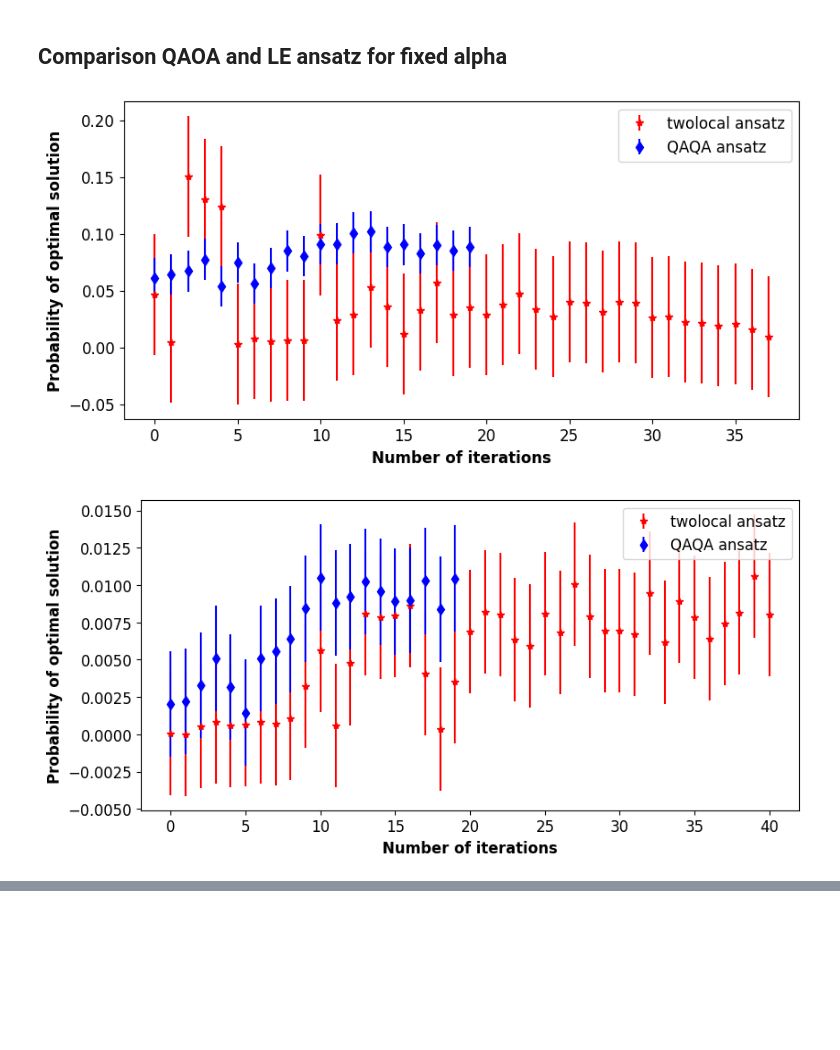
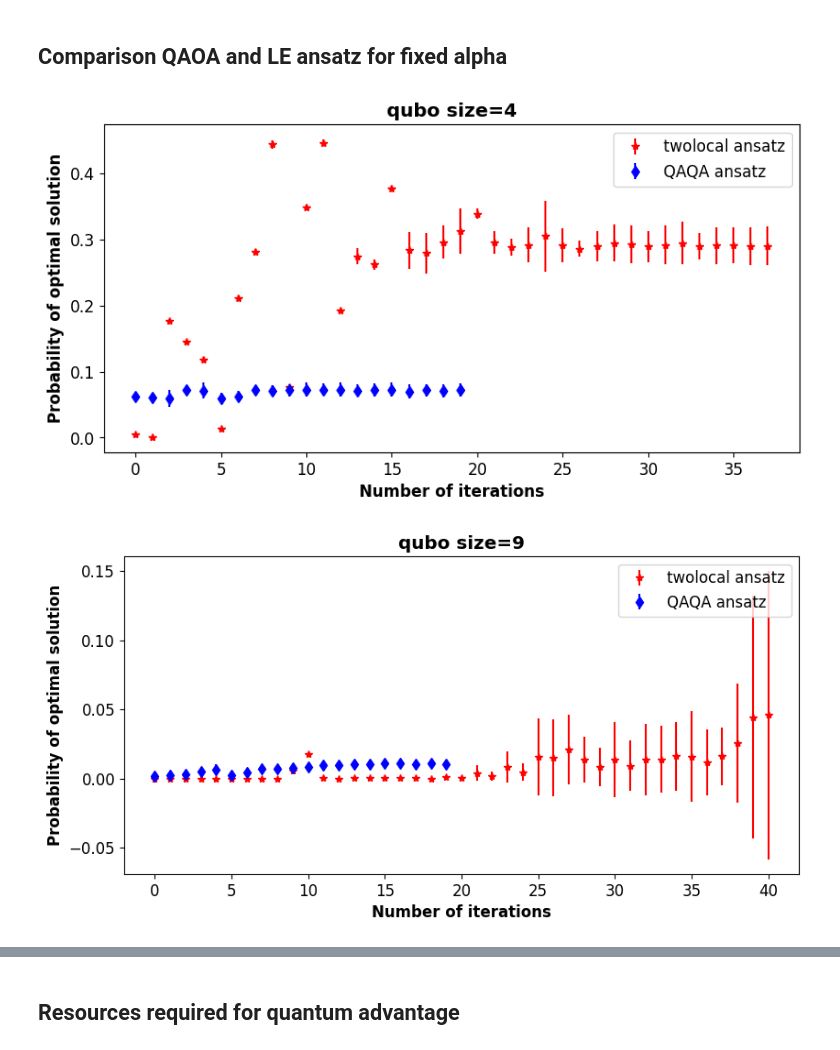
Before and after one commit to unitaryfund/aquapointer, a Jupyter notebook: notebooks/solve_qubo_demo.ipynb, the cells around one changed output, grey strips where cells are left out. Drawn from its saved outputs; the diff is of its cells as text; code cells hidden in the pictures; blank space fills up the shorter version.

Commit message:
there was a bug in computing the error bars, these are now fixed. Also added tables for resources.

```diff
--- a/notebooks/solve_qubo_demo.ipynb
+++ b/notebooks/solve_qubo_demo.ipynb
@@ -203,13 +203,13 @@ optimal_solutions
  ('0000010100000', -0.05195638819992217),
  ('00010000', -0.02404680978135616)]
 # %%
-np.random.seed(0)
+np.random.seed(1)
 import time
 
 # now we solve all the qubo's and output optimal bitstrings of for each slice using QAOA and twolocal ansatz
-alphas = [1.0, 0.75, 0.5, 0.25, 0.1]
+alphas = [1.0, 0.75, 0.5, 0.25]
 maxiter = 20
-num_mc = 5
+num_mc = 10
 
 res_qaoa_slices_peralpha = []
 res_linear_slices_peralpha = []
@@ -226,13 +226,13 @@ for alpha in alphas:
         opt_sol = optimal_solutions[i]
         res_qaoa = []
         res_linear = []
-        print(f"slice {i}")
+        # print(f"slice {i}")
         i+=1
 
         # define the ansatzes
         qaoa_ansatz = QAOAAnsatz(ising_ham, reps=1)
-        beta  = [0.7977]#, 0.7905, 0.5657]#, 0.4189]#, 0.3575, 0.3279, 0.2785, 0.1911, 0.1384, 0.0885]
-        gamma = [0.0765]#, 0.1634, 0.3662]#, 0.5890]#, 0.7046, 0.7594, 0.8345, 0.9352, 0.9529, 0.9976]
+        beta  = [0.7977]#, 0.7905]#, 0.5657]#, 0.4189]#, 0.3575, 0.3279, 0.2785, 0.1911, 0.1384, 0.0885]
+        gamma = [0.0765]#, 0.1634]#, 0.3662]#, 0.5890]#, 0.7046, 0.7594, 0.8345, 0.9352, 0.9529, 0.9976]
         params_qaoa = np.array(beta+gamma)
 
         # TwoLocal ansatz circuit
@@ -248,7 +248,7 @@ for alpha in alphas:
         histories_qaoa = []
         histories_linear = []
 
-        start=time.time()
+        # start=time.time()
         vqe_qaoa = VQE(qubo=qubo, ansatz=qaoa_ansatz, ising_ham=ising_ham, sampler=sampler, params=params_qaoa)
         for _ in range(num_mc):
             vqe_qaoa.params = params_qaoa
@@ -256,10 +256,10 @@ for alpha in alphas:
 
             res = run_optimization_prob_opt_sol(vqe_qaoa, [alpha], maxiter=maxiter_qaoa)
             histories_qaoa.append(vqe_qaoa.history)
-        end=time.time()
-        print(f'time elapsed for QAOA: {end-start}')
+        # end=time.time()
+        # print(f'time elapsed for QAOA: {end-start}')
 
-        start=time.time()
+        # start=time.time()
         vqe_linear = VQE(qubo=qubo, ansatz=twolocal_ansatz, ising_ham=ising_ham, sampler=sampler, params=params_linear)
         for _ in range(num_mc):
             vqe_linear.params = params_linear
@@ -267,8 +267,8 @@ for alpha in alphas:
 
             res = run_optimization_prob_opt_sol(vqe_linear, [alpha], maxiter=maxiter_linear)
             histories_linear.append(vqe_linear.history)
-        end=time.time()
-        print(f'time elapsed for LE: {end-start}')
+        # end=time.time()
+        # print(f'time elapsed for LE: {end-start}')
 
         res_qaoa_slices.append(histories_qaoa)
         res_linear_slices.append(histories_linear)
@@ -336,11 +323,11 @@ for slice in range(6):
     plt.figure()
     for i in range(len(alphas)):
         number_of_iterations_qaoa = list(range(len(prob_opt_sol_qaoa_peralpha[i][slice][0])))
-        errorbar_qaoa = np.std(prob_opt_sol_qaoa_peralpha[i][slice])
+        errorbar_qaoa = np.std(prob_opt_sol_qaoa_peralpha[i][slice], axis=0)
         plt.errorbar(number_of_iterations_qaoa, np.mean(prob_opt_sol_qaoa_peralpha[i][slice], axis=0), yerr=errorbar_qaoa, fmt=f'd{c[i]}', label=f'alpha={alphas[i]}')
 
     plt.legend()
-    plt.title('QAOA ansatz')
+    plt.title(f'QAOA ansatz, qubo size={len(q.qubo_hamiltonian_pairs[slice][0])}')
     # plt.yscale('log')
     # plt.xscale('log')
     plt.xlabel('Number of iterations')
@@ -368,11 +355,11 @@ for slice in range(6):
     plt.figure()
     for i in range(len(alphas)):
         number_of_iterations_linear = list(range(len(prob_opt_sol_linear_peralpha[i][slice][0])))
-        errorbar_linear = np.std(prob_opt_sol_linear_peralpha[i][slice])
+        errorbar_linear = np.std(prob_opt_sol_linear_peralpha[i][slice], axis=0)
         plt.errorbar(number_of_iterations_linear, np.mean(prob_opt_sol_linear_peralpha[i][slice], axis=0), yerr=errorbar_linear, fmt=f'*{c[i]}', label=f'alpha={alphas[i]}')
 
     plt.legend()
-    plt.title('LE ansatz')
+    plt.title(f'LE ansatz, qubo size={len(q.qubo_hamiltonian_pairs[slice][0])}')
     # plt.yscale('log')
     # plt.xscale('log')
     plt.xlabel('Number of iterations')
@@ -389,26 +376,27 @@ for slice in range(6):
 # %%
 import matplotlib.pyplot as plt
 
 plt.rcParams["figure.figsize"] = [9.50, 4.50]
 plt.rcParams["font.size"] = 12
 plt.rcParams['axes.labelweight'] = 'bold'
 plt.rcParams['axes.titleweight'] = 'bold'
 
 for slice in range(6):
-    alpha_idx = 1
+    alpha_idx = -1
     number_of_iterations_qaoa = list(range(len(prob_opt_sol_qaoa_peralpha[alpha_idx][slice][0])))
     number_of_iterations_linear = list(range(len(prob_opt_sol_linear_peralpha[alpha_idx][slice][0])))
-    errorbar_linear = np.std(prob_opt_sol_linear_peralpha[alpha_idx][slice])
-    errorbar_qaoa = np.std(prob_opt_sol_qaoa_peralpha[alpha_idx][slice])
+    errorbar_linear = np.std(prob_opt_sol_linear_peralpha[alpha_idx][slice], axis=0)
+    errorbar_qaoa = np.std(prob_opt_sol_qaoa_peralpha[alpha_idx][slice], axis=0)
 
     plt.figure()
     plt.errorbar(number_of_iterations_linear, np.mean(prob_opt_sol_linear_peralpha[alpha_idx][slice], axis=0), yerr=errorbar_linear, fmt='*r', label='twolocal ansatz')
     plt.errorbar(number_of_iterations_qaoa, np.mean(prob_opt_sol_qaoa_peralpha[alpha_idx][slice], axis=0), yerr=errorbar_qaoa, fmt='db', label='QAQA ansatz')
     plt.legend()
+    plt.title(f'qubo size={len(q.qubo_hamiltonian_pairs[slice][0])}')
     # plt.yscale('log')
     # plt.xscale('log')
     plt.xlabel('Number of iterations')
     plt.ylabel('Probability of optimal solution')
 # %% [output]
-[figure, old version]
+[figure, new version]
-[figure, old version]
+[figure, new version]
@@ -418,0 +407,2 @@ for slice in range(6):
+# %% [markdown]
+## Resources required for quantum advantage
```
Also changed, not shown: parts of 11 cells of this notebook.
